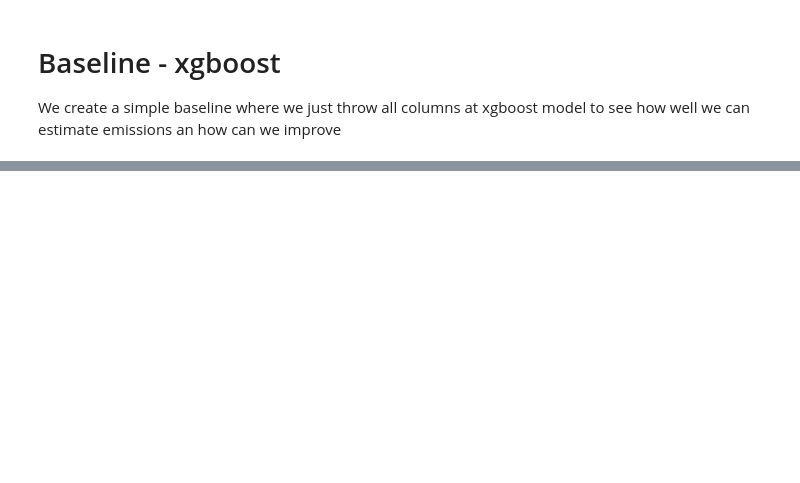
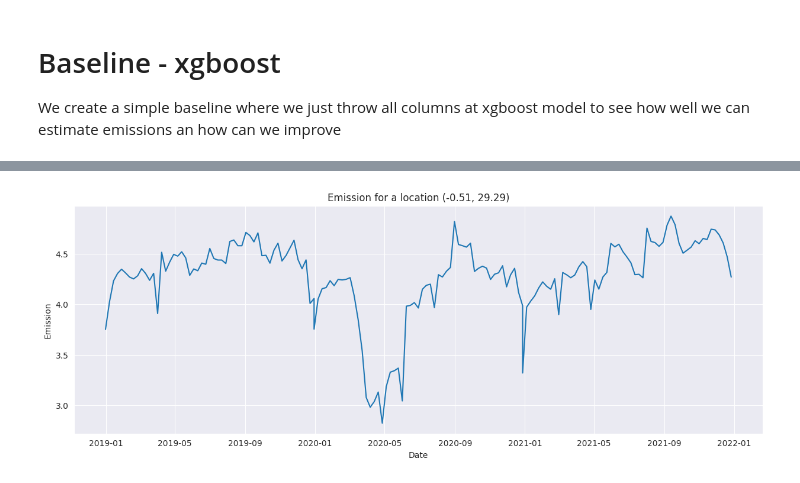
Before and after one commit to WestedCrean/kaggle-notes, a Jupyter notebook: playground-series-s3e20/xgboost_baseline.ipynb, the cells around one changed output, grey strips where cells are left out. Saved outputs shown, nothing was run; the diff lists cells and outputs as text; code cells hidden in the pictures; blank space fills up the shorter version.

```diff
--- a/playground-series-s3e20/xgboost_baseline.ipynb
+++ b/playground-series-s3e20/xgboost_baseline.ipynb
@@ -32,0 +108,21 @@ df_train.head(10)
+# %%
+# let's take a look at a single location
+
+data = emission_data[ emission_data['emission'] < 1000]
+latitude, longitude = data['latitude'], data['longitude']
+
+plot_data = emission_data[
+    (emission_data['latitude'] == latitude.iloc[0]) &
+    (emission_data['longitude'] == longitude.iloc[0])
+]
+
+fig, ax = plt.subplots(figsize=(15, 5))
+
+ax.plot(plot_data['week_date'], plot_data['emission'], label='emission')
+
+ax.set_title('Emission for a location ({}, {})'.format(latitude.iloc[0], longitude.iloc[0]))
+ax.set_xlabel('Date')
+ax.set_ylabel('Emission')
+plt.show()
+# %% [output]
+[figure, added]
```
Also changed, not shown: parts of 37 cells of this notebook, 5 other files.
